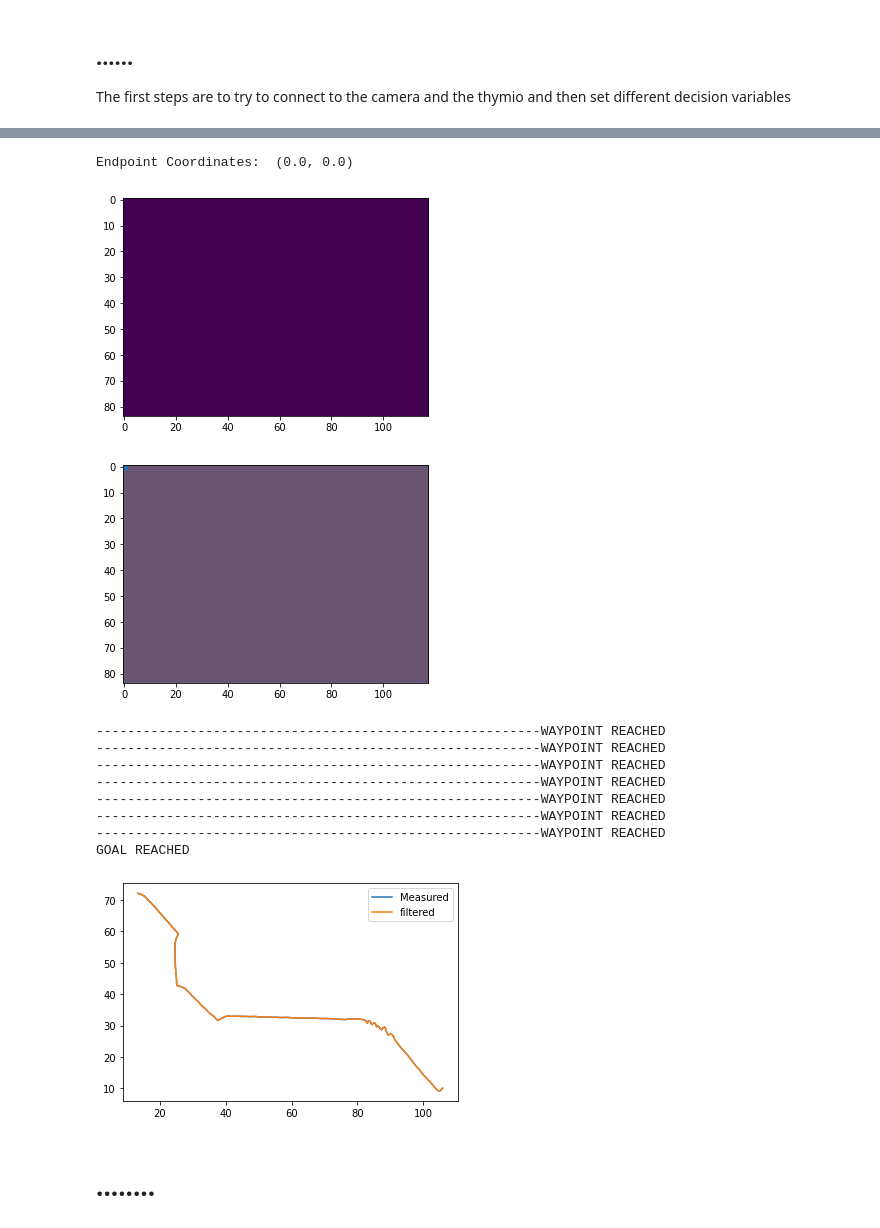
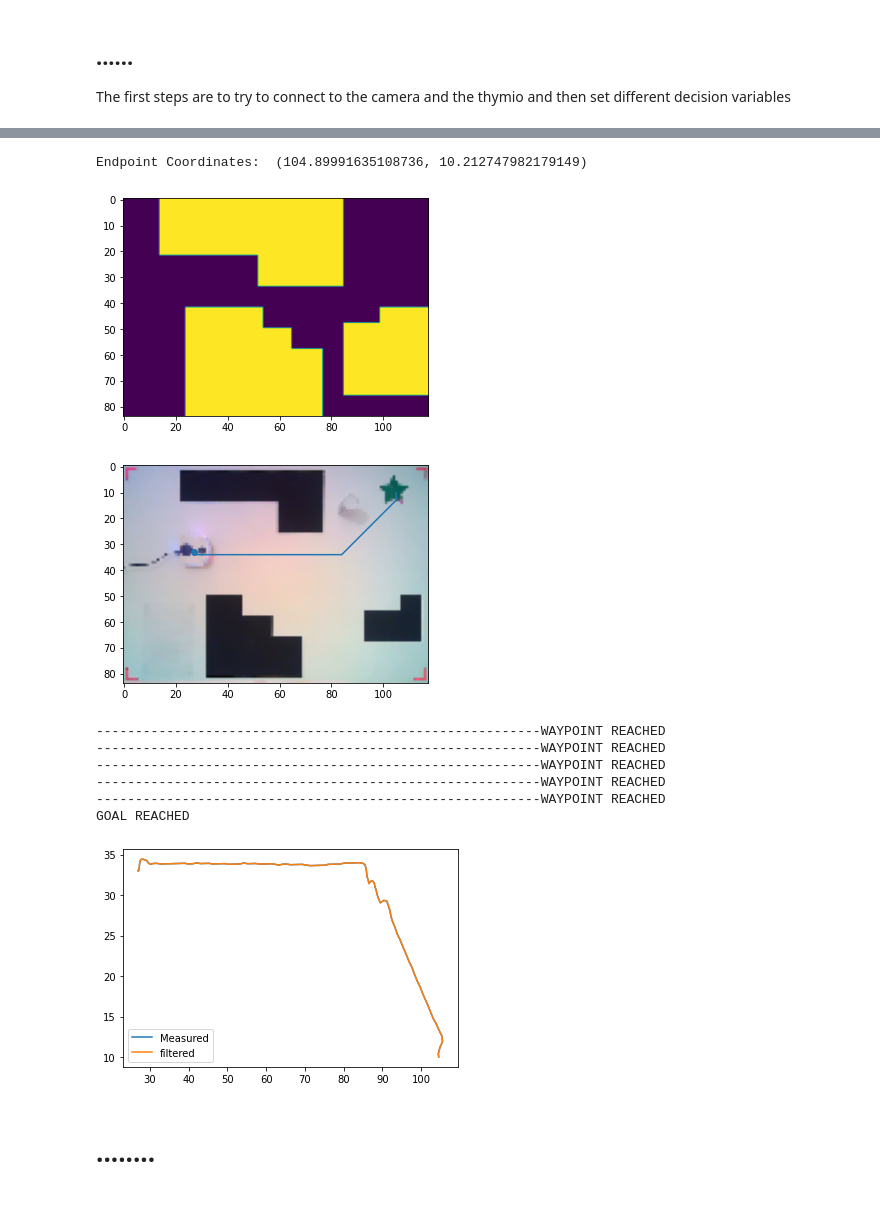
Before and after one commit to micht1/publicmobileRobotics, a Jupyter notebook: roboticsProject.ipynb, the cells around one changed output, grey strips where cells are left out. Drawn from its saved outputs; the diff is of its cells as text; code cells hidden in the pictures.

Commit message:
improved vision,
added detection if thymio can be detected or not, and made map generation more robust

```diff
--- a/roboticsProject.ipynb
+++ b/roboticsProject.ipynb
@@ -235,9 +222,11 @@ plt.imsave('maptest.jpg',frame)
 p2_1, p98_1 = np.percentile(frame, (2, 98))
 img_res1 = exposure.rescale_intensity(frame, in_range=(p2_1,p98_1))
 img1_gray = cv2.cvtColor(img_res1, cv2.COLOR_BGR2GRAY)
-output = Vision.bg_clustering(img1_gray, (50,50))
+threshold_bg=130
+
 percent = 0.9
 while True:
+        output = Vision.bg_clustering(img1_gray, (50,50),threshold_bg)
         corner_location = Vision.corner_detection(output,mask) # Get the location of the 4 corners
         img_straighten, M = Vision.four_point_transform(frame, corner_location) # Get the transformation matrix and the straighten img
         if(img_straighten.shape[0] > output.shape[0]*percent and img_straighten.shape[1] > output.shape[1]*percent):
@@ -258,36 +247,36 @@ low_res_img = cv2.resize(img_straighten, dsize=((dim[1], dim[0])))
 
 occupancyGrid=cv2.resize(obstacles, dsize=(int(dim[1]), int(dim[0])))
 occupancyGrid=occupancyGrid>200
 occupancyGrid=occupancyGrid.astype(float)
 kernel2 = np.ones((7,7), np.uint8)
 occupancyGrid = cv2.dilate(occupancyGrid, kernel2, iterations=2)
 plt.imshow(occupancyGrid)
 plt.show()
 #plt.imshow(occupancyGrid)
 pathPlanner=pathPlaning(occupancyGrid.copy(),1,1)
 #give over the thymio connection,set the kidnapping distance to 10 and the tolerance for equality to 1e-6, the distance when it is considered way point reached
 robotStatus=FSMHelper(th,1e-6,0.5,pathPlanner)
 robot_control.th=th
 #print(np.asarray(endpoint_coord))
 robotStatus.pathPlanner.setGoal(np.asarray(endpoint_coord))
 #print(np.asarray(thymio_coord[0]))
 robotStatus.currentPosition=np.array([(thymio_coord[0][0]),(thymio_coord[0][1]),(thymio_coord[1])/180*np.pi])
 #print(robotStatus.currentPosition[0:2])
 robotStatus.pathPlanner.setStart(robotStatus.currentPosition[0:2])
 robotStatus.pathToFollow=robotStatus.pathPlanner.getOptimizedPath()
 estimatedRobotPose=robotStatus.currentPosition
 
 #show path on image
 originalPath=robotStatus.pathToFollow.copy()
 
 plt.imshow(low_res_img)
 plt.scatter(thymio_coord[0][0],thymio_coord[0][1])
 plt.plot(originalPath[0],originalPath[1])
 plt.show()
 # %% [output]
-Endpoint Coordinates:  (0.0, 0.0)
+Endpoint Coordinates:  (104.89991635108736, 10.212747982179149)
-[figure, old version]
+[figure, new version]
-[figure, old version]
+[figure, new version]
 # %%
 %matplotlib qt
 #constant kalman matrixes
@@ -440,15 +429,13 @@ plt.show()
 cv2.destroyAllWindows()
 cv2.VideoCapture(cameraIndex).release()
 # %% [output]
----------------------------------------------------------WAYPOINT REACHED
----------------------------------------------------------WAYPOINT REACHED
 ---------------------------------------------------------WAYPOINT REACHED
 ---------------------------------------------------------WAYPOINT REACHED
 ---------------------------------------------------------WAYPOINT REACHED
 ---------------------------------------------------------WAYPOINT REACHED
 ---------------------------------------------------------WAYPOINT REACHED
 GOAL REACHED
-[figure, old version]
+[figure, new version]
 # %%
 cv2.destroyAllWindows()
 cv2.VideoCapture(cameraIndex).release()
```
Also changed, not shown: parts of 5 cells of this notebook, 2 other files.
